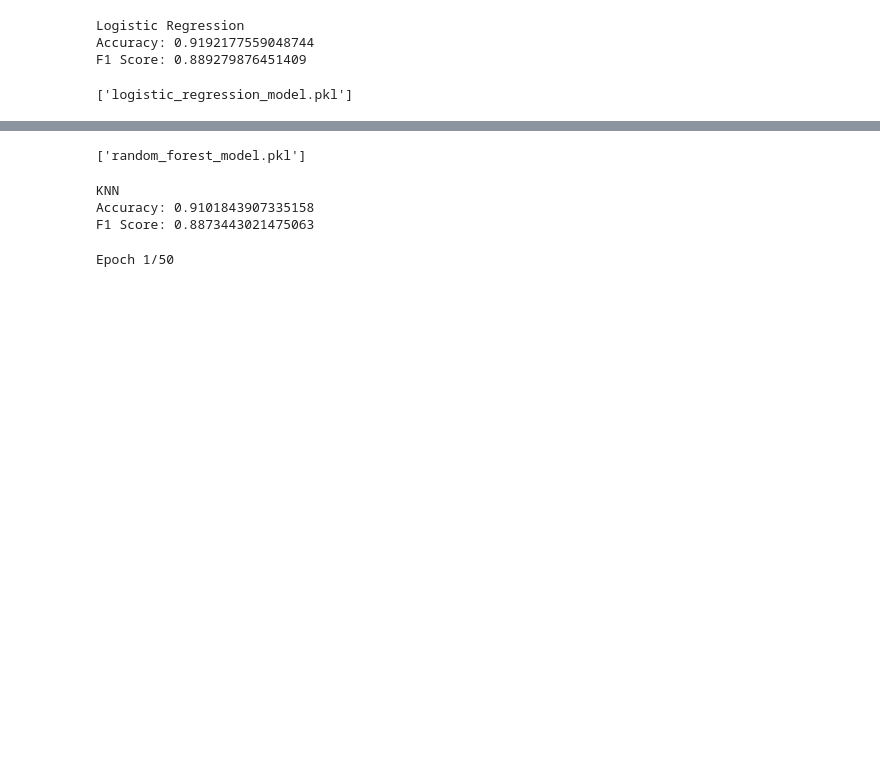
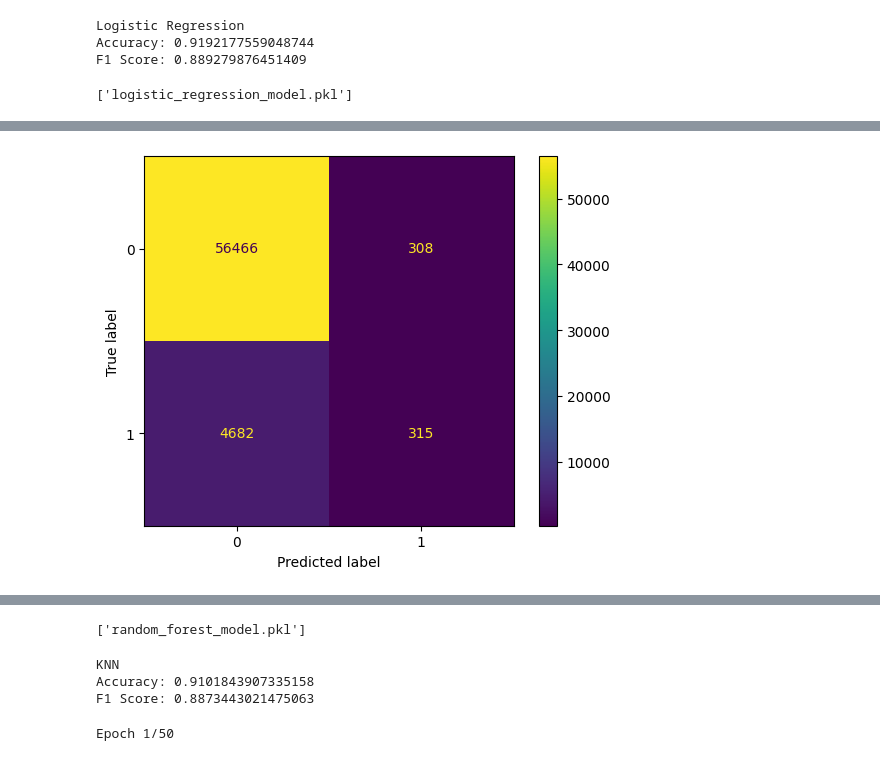
Before and after one commit to Maryam512-math/My-Assignment-, a Jupyter notebook: Untitled4.ipynb, the cells around one changed output, grey strips where cells are left out. Cells and saved outputs as stored; diff of their text form; code cells hidden in the pictures; blank space fills up the shorter version.

```diff
--- a/Untitled4.ipynb
+++ b/Untitled4.ipynb
@@ -70,0 +82,18 @@ print(classification_report(y_test, y_pred))
+# %%
+from sklearn.metrics import confusion_matrix, ConfusionMatrixDisplay
+import matplotlib.pyplot as plt
+
+# Make predictions on the test set
+y_pred = lr.predict(X_test_processed)
+
+# Compute the confusion matrix
+cm = confusion_matrix(y_test, y_pred, labels=lr.classes_)
+
+# Create a ConfusionMatrixDisplay object
+disp = ConfusionMatrixDisplay(confusion_matrix=cm, display_labels=lr.classes_)
+
+# Plot the confusion matrix
+disp.plot()
+plt.show()
+# %% [output]
+[figure, added]
```
Also changed, not shown: parts of 10 cells of this notebook.
